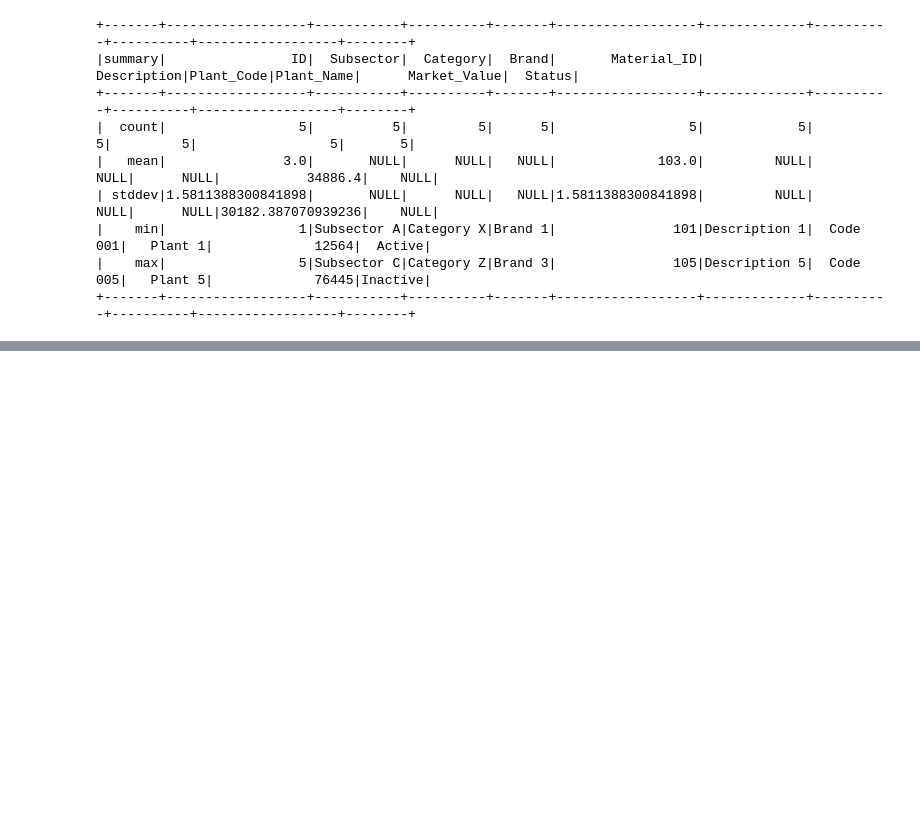
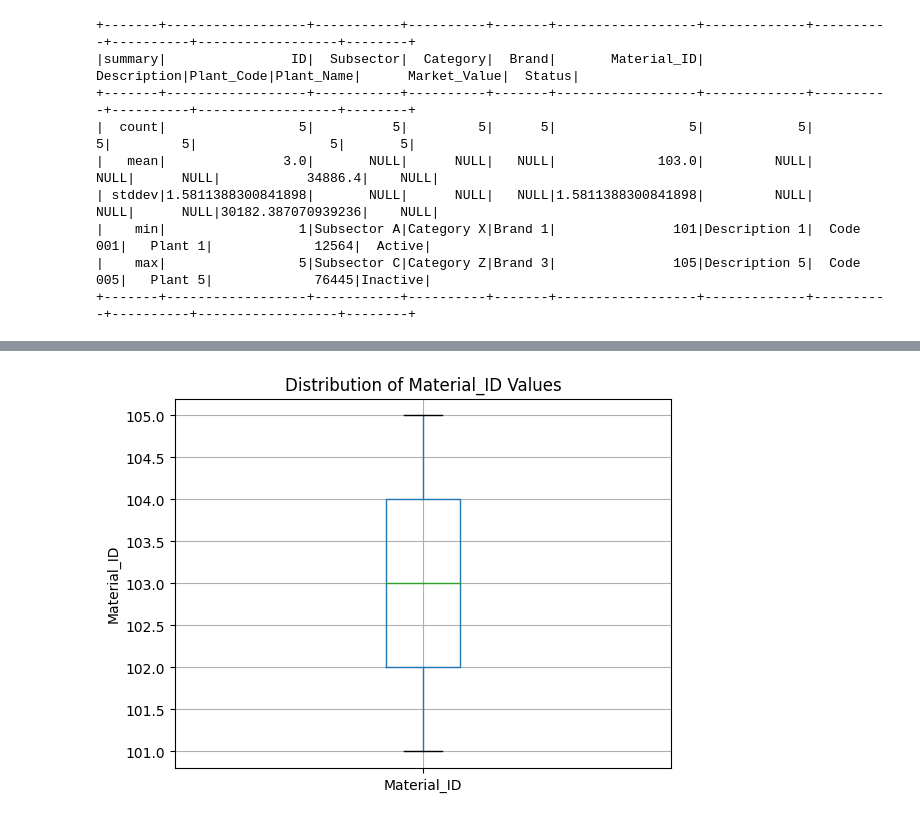
Before and after one commit to PawelJakubczyk/pyspark_note, a Jupyter notebook: pyspark_crud_read.ipynb, the cells around one changed output, grey strips where cells are left out. Drawn from its saved outputs; the diff is of its cells as text; code cells hidden in the pictures; blank space fills up the shorter version.

```diff
--- a/pyspark_crud_read.ipynb
+++ b/pyspark_crud_read.ipynb
@@ -113,0 +177,8 @@ from pyspark.sql.functions import avg
+# %%
+material_id_values = df_sample.select("Material_ID").toPandas()
+material_id_values.boxplot()
+plt.title("Distribution of Material_ID Values")
+plt.ylabel("Material_ID")
+plt.show()
+# %% [output]
+[figure, added]
```
Also changed, not shown: parts of 10 cells of this notebook.
